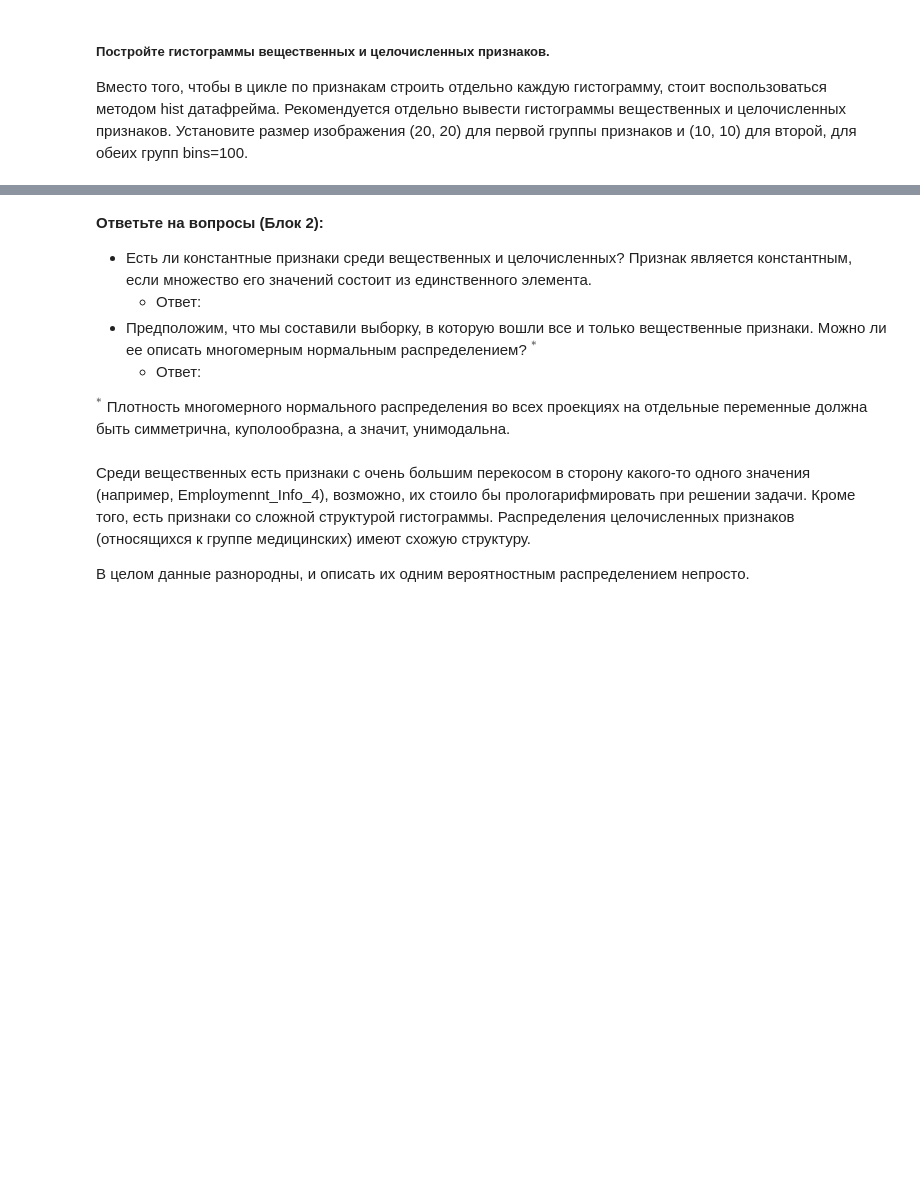
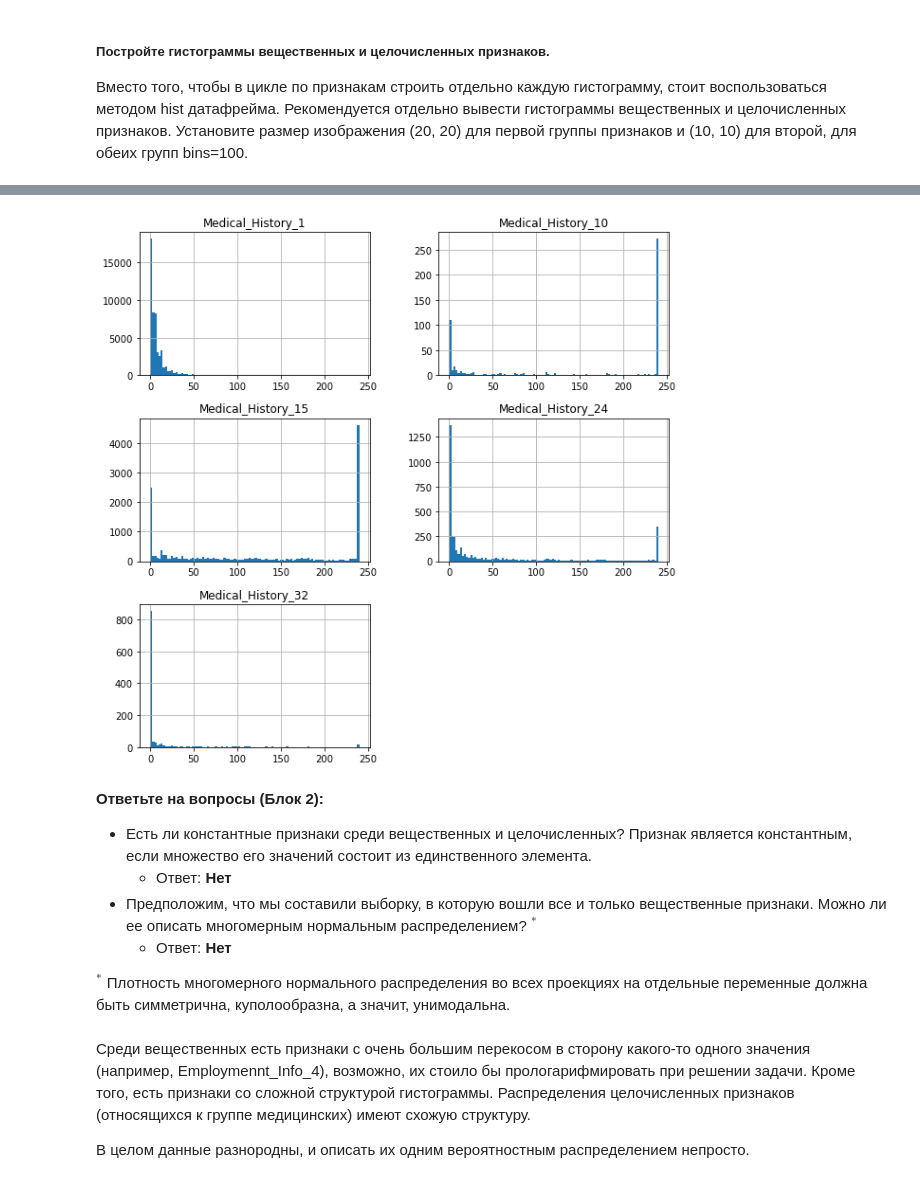
Before and after one commit to locacazador/pythonML, a Jupyter notebook: III course - unsupervised-learning/visualization/VisualizationPeerReview.ipynb, the cells around one changed output, grey strips where cells are left out. Drawn from its saved outputs; the diff is of its cells as text; code cells hidden in the pictures; blank space fills up the shorter version.

```diff
--- a/III course - unsupervised-learning/visualization/VisualizationPeerReview.ipynb
+++ b/III course - unsupervised-learning/visualization/VisualizationPeerReview.ipynb
@@ -84,9 +119,14 @@ $^*$ Будем считать, что масштаб двух признако
+# %%
+data[discrete_features].hist(bins = 100, figsize=((10, 10)))
+plt.show()
+# %% [output]
+[figure, added]
 # %% [markdown]
 __Ответьте на вопросы (Блок 2):__
 * Есть ли константные признаки среди вещественных и целочисленных? Признак является константным, если множество его значений состоит из единственного элемента.
-    * Ответ:
+    * Ответ: __Нет__
 * Предположим, что мы составили выборку, в которую вошли все и только вещественные признаки. Можно ли ее описать многомерным нормальным распределением? $^*$
-    * Ответ:
+    * Ответ: __Нет__
 
 $^*$
 Плотность многомерного нормального распределения во всех проекциях на отдельные переменные должна быть симметрична, куполообразна, а значит, унимодальна.
```
Also changed, not shown: parts of 32 cells of this notebook.
